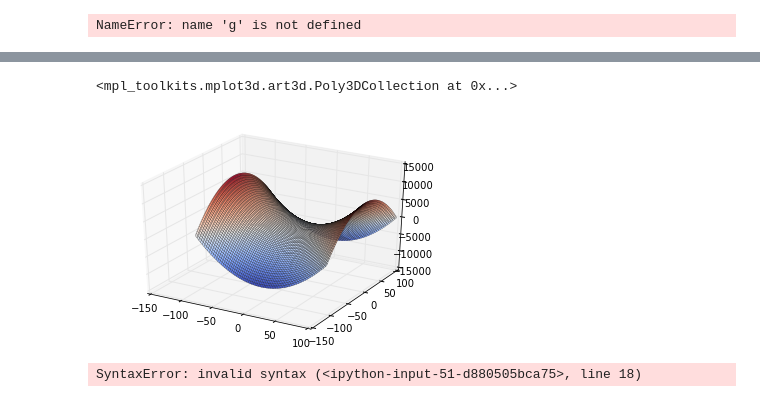
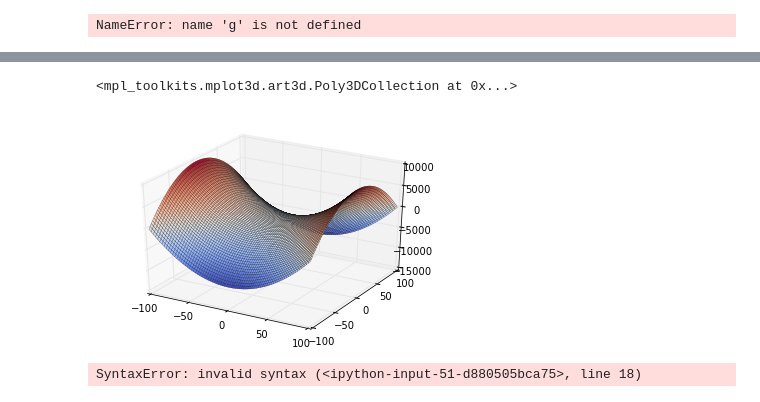
Before and after one commit to compphys-jvbaca/comp-phys, a Jupyter notebook: comp-phys-wk4.ipynb, the cells around one changed output, grey strips where cells are left out. Drawn from its saved outputs; the diff is of its cells as text; code cells hidden in the pictures.

```diff
--- a/comp-phys-wk4.ipynb
+++ b/comp-phys-wk4.ipynb
@@ -213,27 +257,27 @@ NameError: name 'g' is not defined
 # %%
 #f(x,y,R,a,b) = ax^2+by^2-R^2, a,b,R are keyword args
 
 #1. a=1 b=1 r = 10
 #2.plot it using plot_wireframe or plot_surface
 
-#%matplotlib inline
+%matplotlib inline
 from mpl_toolkits.mplot3d import axes3d
 import matplotlib.pyplot as plt
 import numpy as np
 from matplotlib import cm #color map
 
 def f(x, y, R = 10, a = 1.0, b = 1.0):
     return a*x**2-b*y**2-R**2
 
 fig = plt.figure()
 ax = fig.add_subplot(111, projection='3d')
-x = y = np.linspace(-105,100,77)
+x = y = np.linspace(-100,100,77)
 xv, yv = np.meshgrid(x,y)
 z = f(xv,yv)
 ax.plot_surface(xv,yv,z, rstride = 1, cstride = 1, cmap=cm.coolwarm, linewidth = 0.2)
 # %% [output]
 <mpl_toolkits.mplot3d.art3d.Poly3DCollection at 0x...>
-[figure, old version]
+[figure, new version]
 # %%
 '''
 
```
Also changed, not shown: parts of 1 cell of this notebook, 2 other files.
